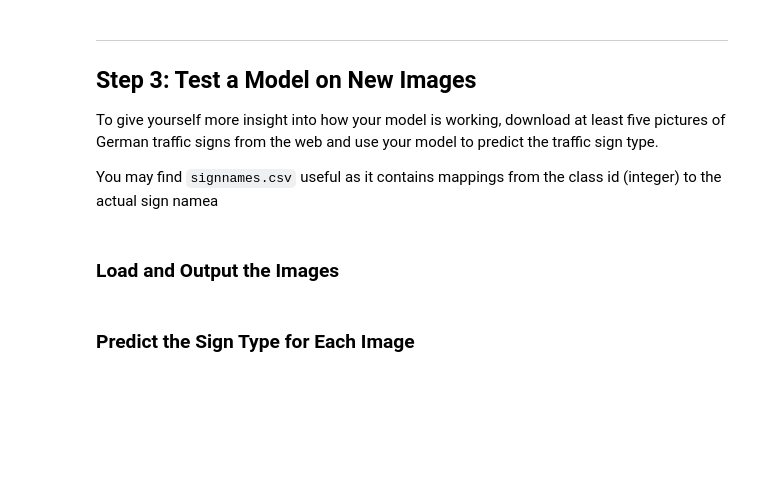
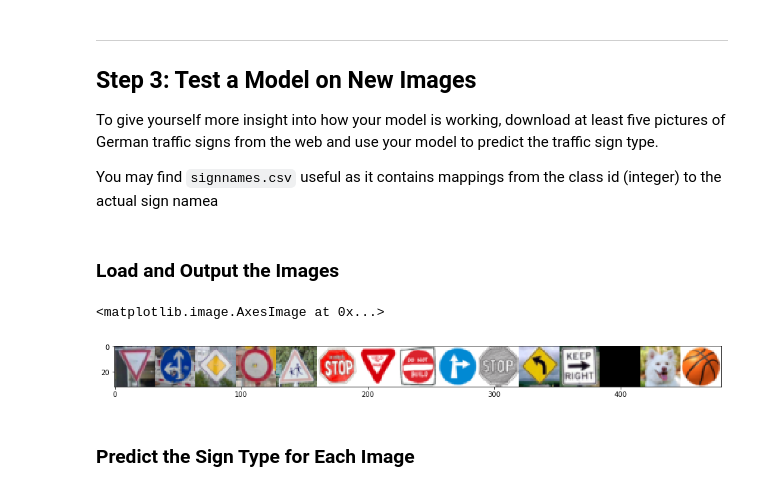
Before and after one commit to kbobrowski/CarND-Traffic-Sign-Classifier-Project, a Jupyter notebook: Traffic_Sign_Classifier.ipynb, the cells around one changed output. Drawn from its saved outputs; the diff is of its cells as text; code cells hidden in the pictures; blank space fills up the shorter version.

```diff
--- a/Traffic_Sign_Classifier.ipynb
+++ b/Traffic_Sign_Classifier.ipynb
@@ -333,7 +333,7 @@ def DeepNet(x, **kwargs):
     net.add_conv(4, 256, poolSize=2)
     net.add_fc(352)
     net.add_fc(128)
-    return net.get_logits(n_classes, keep_prob=None), net.variables
+    return net.get_logits(n_classes, keep_prob=None), net.variables, net.layers
 
 nets.append({'logits_function': DeepNet, 'name': 'DeepNet'})
 # %% [markdown]
@@ -396,7 +396,7 @@ y = tf.placeholder(tf.int32, [None])
 keep_prob = tf.placeholder(tf.float32)
 one_hot_y = tf.one_hot(y, n_classes)
 
-logits, variables = net['logits_function'](x, keep_prob=keep_prob)
+logits, variables, _ = net['logits_function'](x, keep_prob=keep_prob)
 cross_entropy = tf.nn.softmax_cross_entropy_with_logits(labels=one_hot_y, logits=logits)
 loss = tf.reduce_mean(cross_entropy)
 training_operation = tf.train.AdamOptimizer().minimize(loss)
@@ -550,16 +508,23 @@ You may find `signnames.csv` useful as it contains mappings from the class id (i
 # %% [markdown]
 ### Load and Output the Images
 # %%
-from glob import glob
 import matplotlib.image as mpimg
 
 %matplotlib inline
-filenames = glob('test_signs_web/Capture*')
+mpl.rcParams['figure.figsize'] = (16,10)
+
+filenames = ['test_signs_web/Capture{}.PNG'.format(i) for i in range(1,6)]
+filenames += ['test_signs_web/alt{}.PNG'.format(i) for i in range(1,11)]
+origimages = []
 images = []
 for filename in filenames:
+    origimages.append(mpimg.imread(filename)[:,:,:3])
     images.append(imresize(mpimg.imread(filename)[:,:,:3], [32,32])[np.newaxis,:,:,:])
 images = np.concatenate(images)
 plt.imshow(np.hstack([img for img in images]))
+# %% [output]
+<matplotlib.image.AxesImage at 0x...>
+[figure, added]
 # %% [markdown]
 ### Predict the Sign Type for Each Image
 # %%
```
Also changed, not shown: parts of 12 cells of this notebook.
